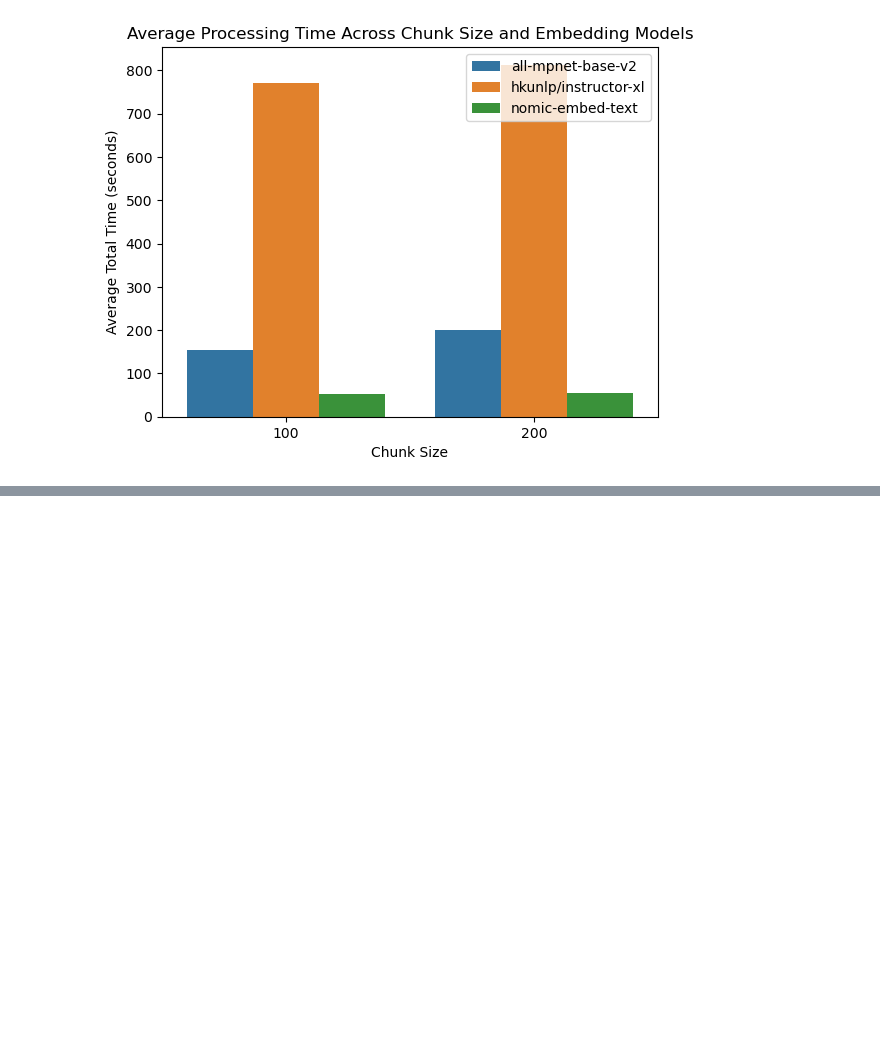
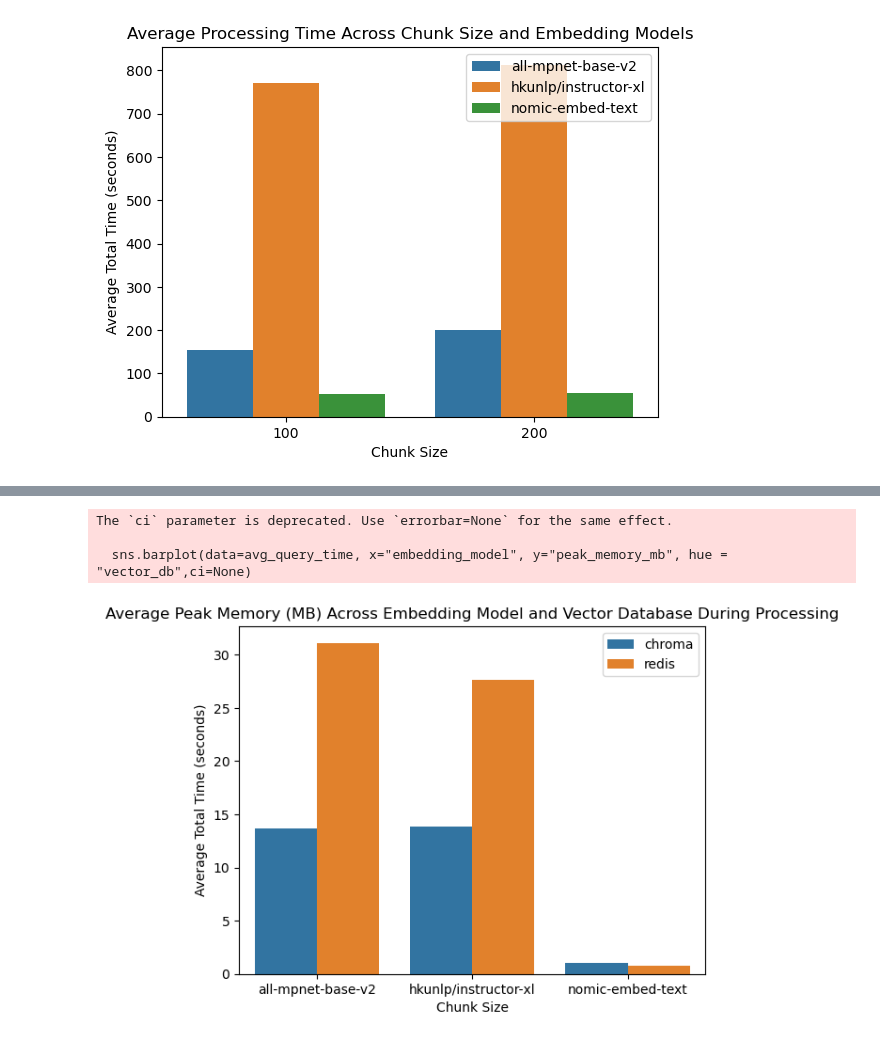
Before and after one commit to mmikanguyen/practical02, a Jupyter notebook: practical02_viz.ipynb, the cells around one changed output, grey strips where cells are left out. Saved outputs shown, nothing was run; the diff lists cells and outputs as text; code cells hidden in the pictures; blank space fills up the shorter version.

```diff
--- a/practical02_viz.ipynb
+++ b/practical02_viz.ipynb
@@ -127,0 +116,13 @@ The `ci` parameter is deprecated. Use `errorbar=None` for the same effect.
+# %%
+avg_query_time = proc_df.groupby(["embedding_model", "vector_db"])["peak_memory_mb"].mean().reset_index()
+sns.barplot(data=avg_query_time, x="embedding_model", y="peak_memory_mb", hue = "vector_db",ci=None)
+plt.title("Average Peak Memory (MB) Across Embedding Model and Vector Database During Processing")
+plt.xlabel("Chunk Size")
+plt.ylabel("Average Total Time (seconds)")
+plt.legend(title="")
+plt.show()
+# %% [output]
+The `ci` parameter is deprecated. Use `errorbar=None` for the same effect.
+
+  sns.barplot(data=avg_query_time, x="embedding_model", y="peak_memory_mb", hue = "vector_db",ci=None)
+[figure, added]
```
Also changed, not shown: parts of 5 cells of this notebook.
